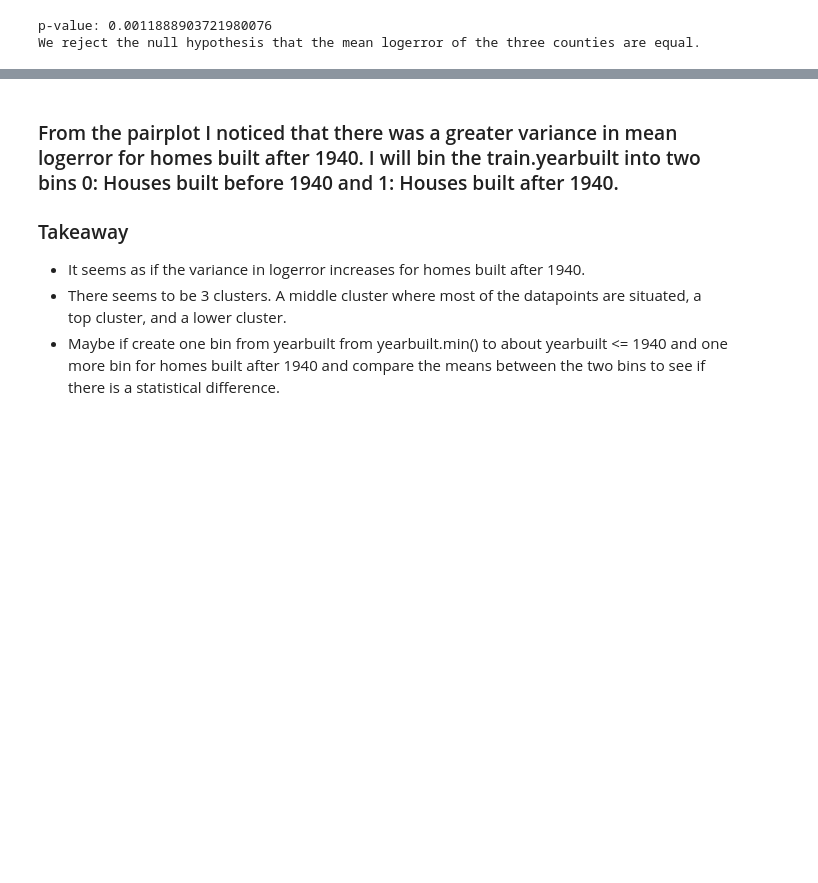
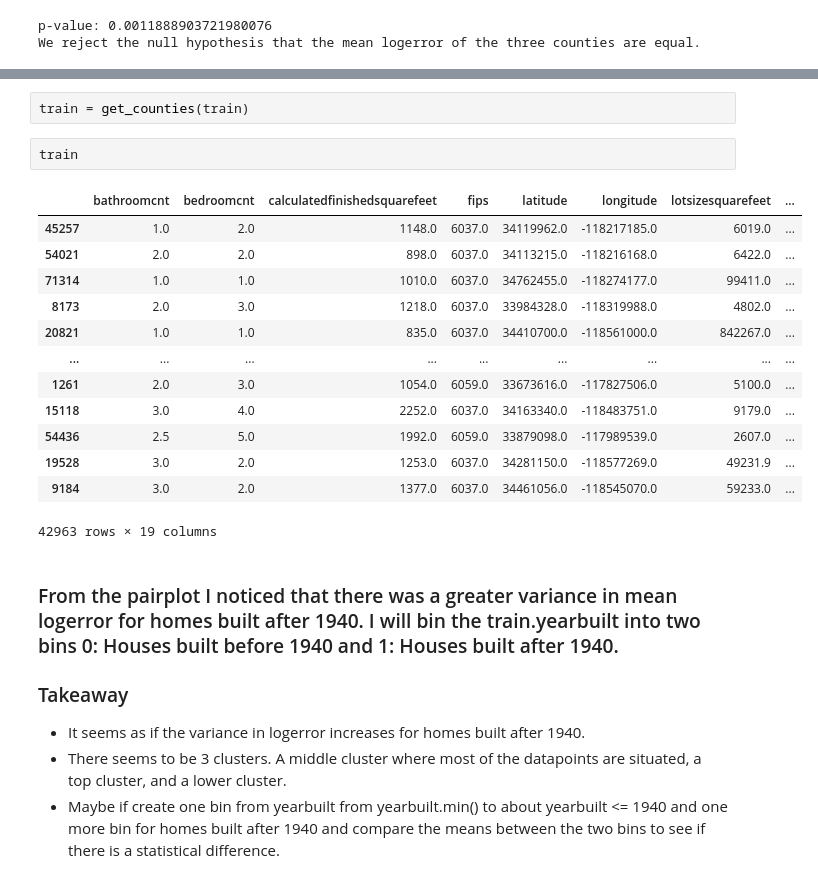
Before and after one commit to TeamOneCluster/ClusterProject, a Jupyter notebook: bts-explore.ipynb, the cells around one changed output, grey strips where cells are left out. Cells and saved outputs as stored; diff of their text form; blank space fills up the shorter version.

```diff
--- a/bts-explore.ipynb
+++ b/bts-explore.ipynb
@@ -765,3 +784,21 @@ We reject the null hypothesis that the mean logerror of the three counties are e
+# %%
+train = get_counties(train)
+# %%
+train
+# %% [output]
+|  | bathroomcnt | bedroomcnt | calculatedfinishedsquarefeet | fips | latitude | longitude | lotsizesquarefeet | ... |
+| 45257 | 1.0 | 2.0 | 1148.0 | 6037.0 | 34119962.0 | -118217185.0 | 6019.0 | ... |
+| 54021 | 2.0 | 2.0 | 898.0 | 6037.0 | 34113215.0 | -118216168.0 | 6422.0 | ... |
+| 71314 | 1.0 | 1.0 | 1010.0 | 6037.0 | 34762455.0 | -118274177.0 | 99411.0 | ... |
+| 8173 | 2.0 | 3.0 | 1218.0 | 6037.0 | 33984328.0 | -118319988.0 | 4802.0 | ... |
+| 20821 | 1.0 | 1.0 | 835.0 | 6037.0 | 34410700.0 | -118561000.0 | 842267.0 | ... |
+| ... | ... | ... | ... | ... | ... | ... | ... | ... |
+| 1261 | 2.0 | 3.0 | 1054.0 | 6059.0 | 33673616.0 | -117827506.0 | 5100.0 | ... |
+| 15118 | 3.0 | 4.0 | 2252.0 | 6037.0 | 34163340.0 | -118483751.0 | 9179.0 | ... |
+| 54436 | 2.5 | 5.0 | 1992.0 | 6059.0 | 33879098.0 | -117989539.0 | 2607.0 | ... |
+| 19528 | 3.0 | 2.0 | 1253.0 | 6037.0 | 34281150.0 | -118577269.0 | 49231.9 | ... |
+| 9184 | 3.0 | 2.0 | 1377.0 | 6037.0 | 34461056.0 | -118545070.0 | 59233.0 | ... |
+42963 rows × 19 columns
 # %% [markdown]
 ### From the pairplot I noticed that there was a greater variance in mean logerror for homes built after 1940. I will bin the train.yearbuilt into two bins 0: Houses built before 1940 and 1: Houses built after 1940.
 
```
Also changed, not shown: parts of 37 cells of this notebook.
